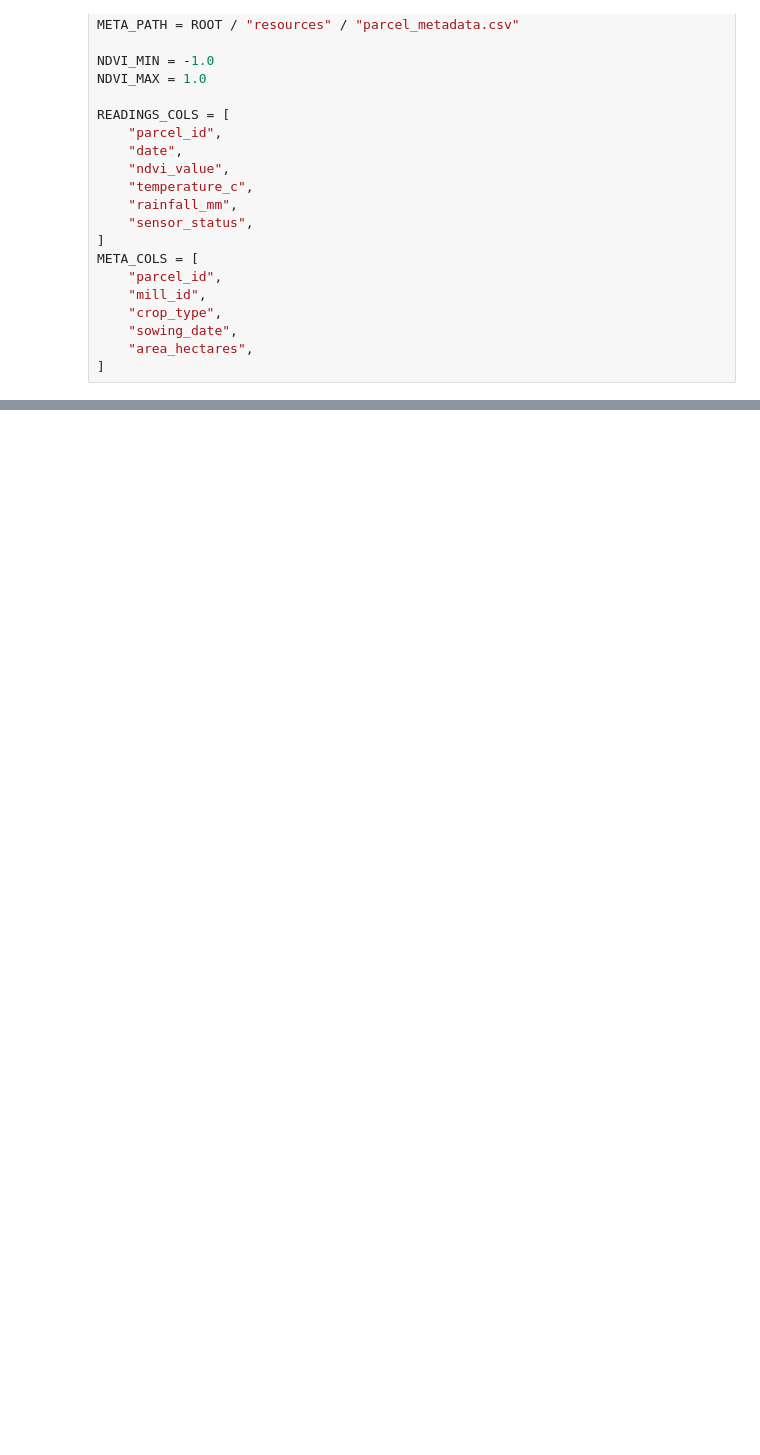
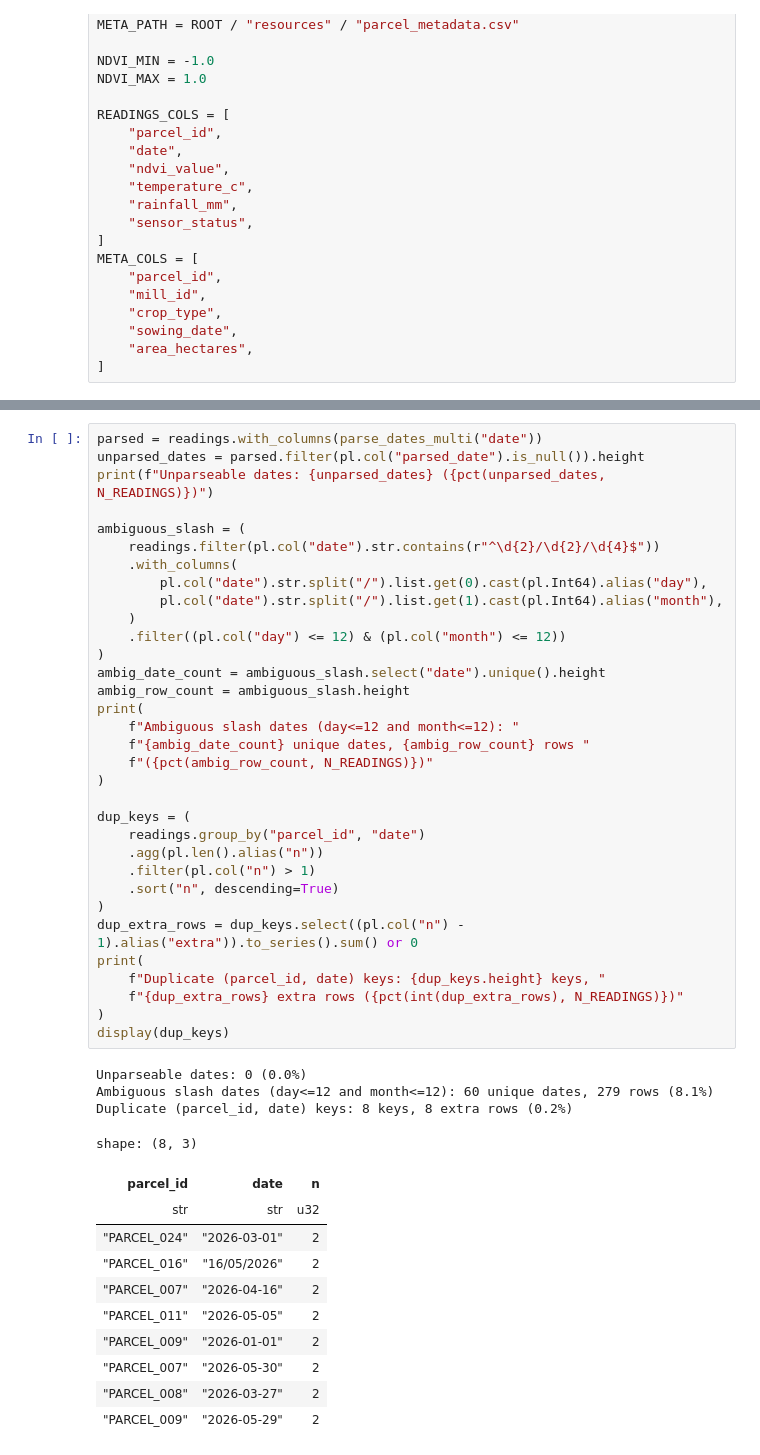
Before and after one commit to rutvikde2001/satellite-intelligence-sensor-data, a Jupyter notebook: 1.data_quality_audit.ipynb, the cells around one changed output, grey strips where cells are left out. Saved outputs shown, nothing was run; the diff lists cells and outputs as text; blank space fills up the shorter version.

```diff
--- a/1.data_quality_audit.ipynb
+++ b/1.data_quality_audit.ipynb
@@ -33,0 +115,48 @@ META_COLS = [
+# %%
+parsed = readings.with_columns(parse_dates_multi("date"))
+unparsed_dates = parsed.filter(pl.col("parsed_date").is_null()).height
+print(f"Unparseable dates: {unparsed_dates} ({pct(unparsed_dates, N_READINGS)})")
+
+ambiguous_slash = (
+    readings.filter(pl.col("date").str.contains(r"^\d{2}/\d{2}/\d{4}$"))
+    .with_columns(
+        pl.col("date").str.split("/").list.get(0).cast(pl.Int64).alias("day"),
+        pl.col("date").str.split("/").list.get(1).cast(pl.Int64).alias("month"),
+    )
+    .filter((pl.col("day") <= 12) & (pl.col("month") <= 12))
+)
+ambig_date_count = ambiguous_slash.select("date").unique().height
+ambig_row_count = ambiguous_slash.height
+print(
+    f"Ambiguous slash dates (day<=12 and month<=12): "
+    f"{ambig_date_count} unique dates, {ambig_row_count} rows "
+    f"({pct(ambig_row_count, N_READINGS)})"
+)
+
+dup_keys = (
+    readings.group_by("parcel_id", "date")
+    .agg(pl.len().alias("n"))
+    .filter(pl.col("n") > 1)
+    .sort("n", descending=True)
+)
+dup_extra_rows = dup_keys.select((pl.col("n") - 1).alias("extra")).to_series().sum() or 0
+print(
+    f"Duplicate (parcel_id, date) keys: {dup_keys.height} keys, "
+    f"{dup_extra_rows} extra rows ({pct(int(dup_extra_rows), N_READINGS)})"
+)
+display(dup_keys)
+# %% [output]
+Unparseable dates: 0 (0.0%)
+Ambiguous slash dates (day<=12 and month<=12): 60 unique dates, 279 rows (8.1%)
+Duplicate (parcel_id, date) keys: 8 keys, 8 extra rows (0.2%)
+shape: (8, 3)
+| parcel_id | date | n |
+| str | str | u32 |
+| "PARCEL_024" | "2026-03-01" | 2 |
+| "PARCEL_016" | "16/05/2026" | 2 |
+| "PARCEL_007" | "2026-04-16" | 2 |
+| "PARCEL_011" | "2026-05-05" | 2 |
+| "PARCEL_009" | "2026-01-01" | 2 |
+| "PARCEL_007" | "2026-05-30" | 2 |
+| "PARCEL_008" | "2026-03-27" | 2 |
+| "PARCEL_009" | "2026-05-29" | 2 |
```
Also changed, not shown: parts of 26 cells of this notebook, 1 other file.
